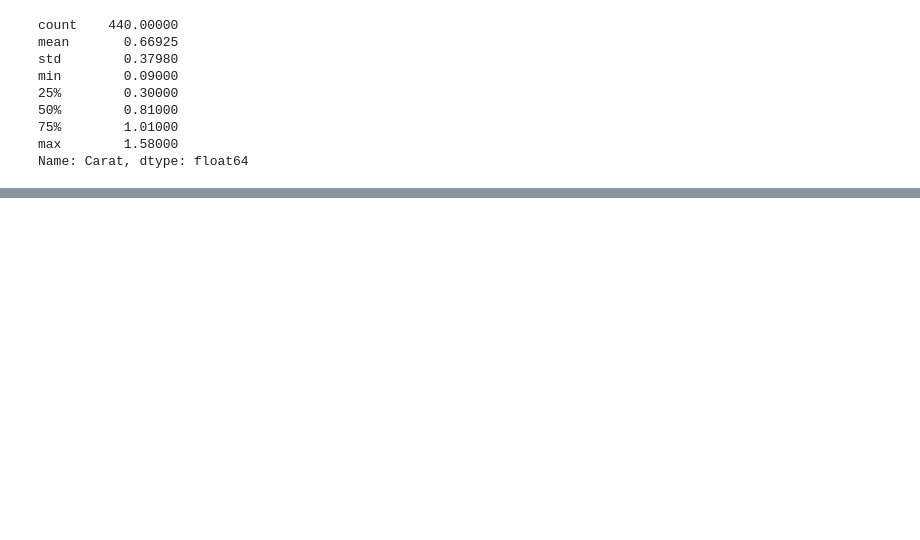
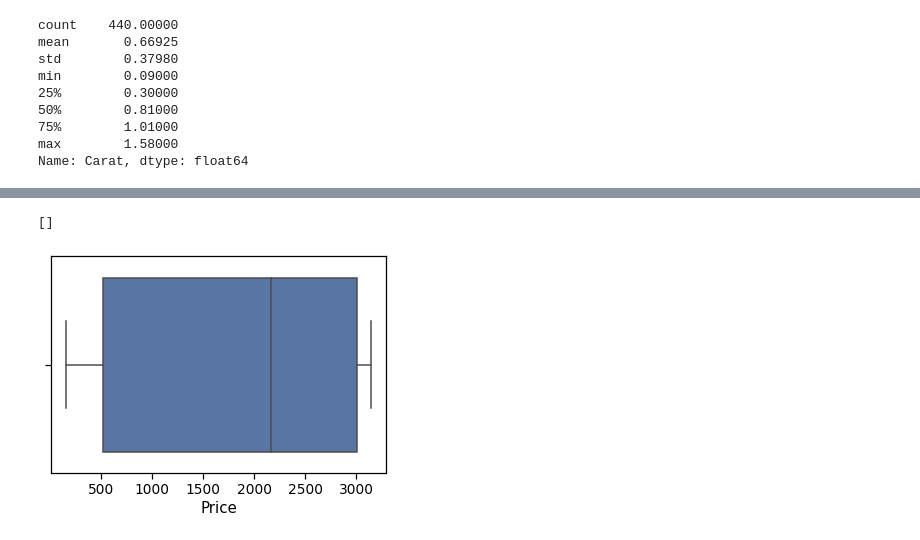
Before and after one commit to komus/business_analytics, a Jupyter notebook: regression/assignmenta01.ipynb, the cells around one changed output, grey strips where cells are left out. Saved outputs shown, nothing was run; the diff lists cells and outputs as text; code cells hidden in the pictures; blank space fills up the shorter version.

```diff
--- a/regression/assignmenta01.ipynb
+++ b/regression/assignmenta01.ipynb
@@ -277,0 +327,7 @@ data.head()
+# %%
+sns.boxplot(data['Price'])
+outliers = [y for stat in boxplot_stats(data['Price']) for y in stat['fliers']]
+print(outliers)
+# %% [output]
+[]
+[figure, added]
```
Also changed, not shown: parts of 31 cells of this notebook.
